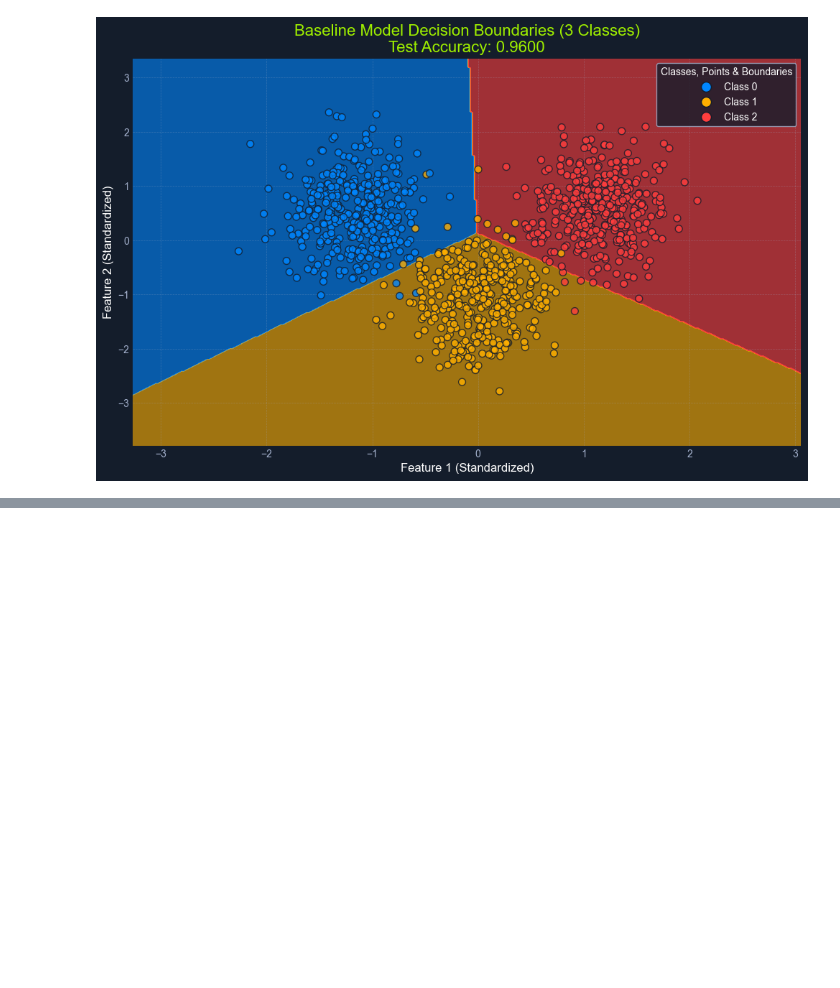
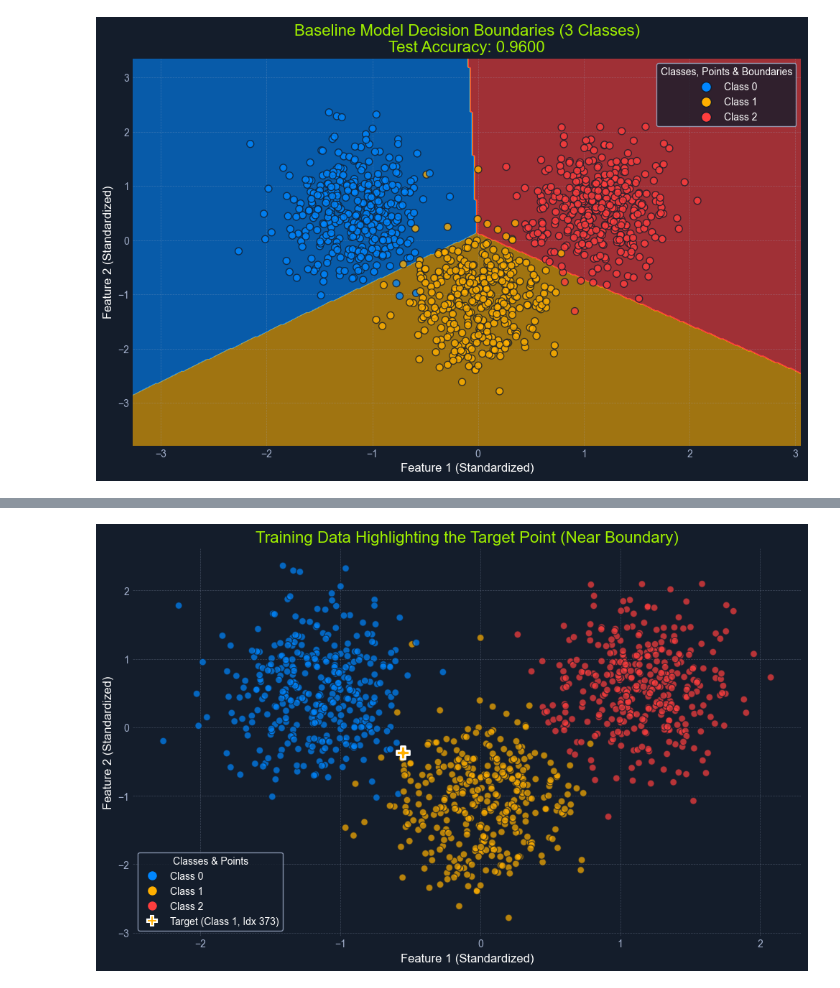
Before and after one commit to urcuqui/WhiteHat, a Jupyter notebook: redai/hackthebox/redteam_code/clean.ipynb, the cells around one changed output, grey strips where cells are left out. Saved outputs shown, nothing was run; the diff lists cells and outputs as text; code cells hidden in the pictures; blank space fills up the shorter version.

```diff
--- a/redai/hackthebox/redteam_code/clean.ipynb
+++ b/redai/hackthebox/redteam_code/clean.ipynb
@@ -554,3 +556,96 @@ plot_decision_boundary_multi(
 # %% [output]
 --- Visualizing Baseline Model Decision Boundaries ---
 [figure]
+# %%
+print("\n--- Selecting Target Point ---")
+# We use the baseline parameters w0_base, b0_base, w1_base, b1_base extracted earlier
+# Calculate the difference vector and intercept for the 0-vs-1 boundary
+w_diff_01_base = w0_base - w1_base
+b_diff_01_base = b0_base - b1_base
+print(f"Boundary vector (w0-w1): {w_diff_01_base}")
+print(f"Intercept difference (b0-b1): {b_diff_01_base}")
+
+
+# Identify indices of all Class 1 points in the original clean training set
+class1_indices_train = np.where(y_train_3c == 1)[0]
+
+if len(class1_indices_train) == 0:
+    raise ValueError(
+        "CRITICAL: No Class 1 points found in the training data. Cannot select target."
+    )
+else:
+    print(f"Found {len(class1_indices_train)} Class 1 points in the training set.")
+
+# Get the feature vectors for only the Class 1 points
+X_class1_train = X_train_3c[class1_indices_train]
+
+# Calculate the decision function f_01(x) = (w0-w1)^T x + (b0-b1) for these Class 1 points
+# A negative value means the point is on the Class 1 side of the 0-vs-1 boundary
+decision_values_01 = X_class1_train @ w_diff_01_base + b_diff_01_base
+
+# Find indices within the subset of Class 1 points that are correctly classified (f_01 < 0)
+class1_on_correct_side_indices_relative = np.where(decision_values_01 < 0)[0]
+
+if len(class1_on_correct_side_indices_relative) == 0:
+    # This case is unlikely if the baseline model has decent accuracy, but handle it.
+    print(
+        f"{malware_red}Warning:{white} No Class 1 points found on the expected side (f_01 < 0) of the 0-vs-1 baseline boundary."
+    )
+    print(
+        "Selecting the Class 1 point with the minimum absolute decision value instead."
+    )
+    # Find index (relative to class1 subset) with the smallest absolute distance to boundary
+    target_point_index_relative = np.argmin(np.abs(decision_values_01))
+else:
+    # Among the correctly classified points, find the one closest to the boundary
+    # This corresponds to the maximum (least negative) decision value
+    target_point_index_relative = class1_on_correct_side_indices_relative[
+        np.argmax(decision_values_01[class1_on_correct_side_indices_relative])
+    ]
+
+# Map the relative index (within the class1 subset) back to the absolute index in the original X_train_3c array
+target_point_index_absolute = class1_indices_train[target_point_index_relative]
+
+# Retrieve the target point's features and true label
+X_target = X_train_3c[target_point_index_absolute]
+y_target = y_train_3c[
+    target_point_index_absolute
+]  # Should be 1 based on selection logic
+
+# Sanity Check: Verify the chosen point's class and baseline prediction
+target_baseline_pred = baseline_model_3c.predict(X_target.reshape(1, -1))[0]
+target_decision_value = decision_values_01[target_point_index_relative]
+
+print(f"\nSelected Target Point Index (absolute): {target_point_index_absolute}")
+print(f"Target Point Features: {X_target}")
+print(f"Target Point True Label (y_target): {y_target}")
+print(f"Target Point Baseline Prediction: {target_baseline_pred}")
+print(
+    f"Target Point Baseline 0-vs-1 Decision Value (f_01): {target_decision_value:.4f}"
+)
+
+if y_target != 1:
+    print(
+        f"Error: Selected target point does not have label 1! Check logic."
+    )
+if target_baseline_pred != y_target:
+    print(
+        f"Warning: Baseline model actually misclassifies the chosen target point ({target_baseline_pred}). Attack might trivially succeed or have unexpected effects."
+    )
+if target_decision_value >= 0:
+    print(
+        f"Warning: Selected target point has f_01 >= 0 ({target_decision_value:.4f}), meaning it wasn't on the Class 1 side of the 0-vs-1 boundary. Check logic or baseline model."
+    )
+
+# Visualize the data highlighting the selected target point near the boundary
+print("\n--- Visualizing Training Data with Target Point ---")
+plot_data_multi(
+    X_train_3c,
+    y_train_3c,
+    title="Training Data Highlighting the Target Point (Near Boundary)",
+    highlight_indices=[target_point_index_absolute],
+    highlight_markers=["P"],  # 'P' for Plus sign marker (Target)
+    highlight_colors=[white],  # White edge color for visibility
+    highlight_labels=[f"Target (Class {y_target}, Idx {target_point_index_absolute})"],
+)
+# %% [output]
@@ -556,0 +664 @@ plot_decision_boundary_multi(
+[figure, added]
```
Also changed, not shown: parts of 10 cells of this notebook, 1 other file.
